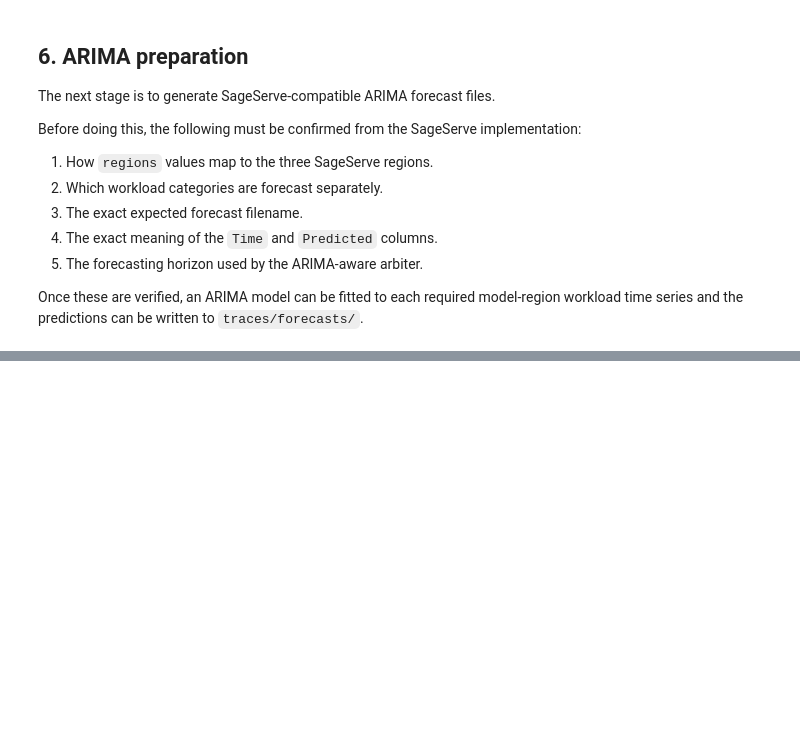
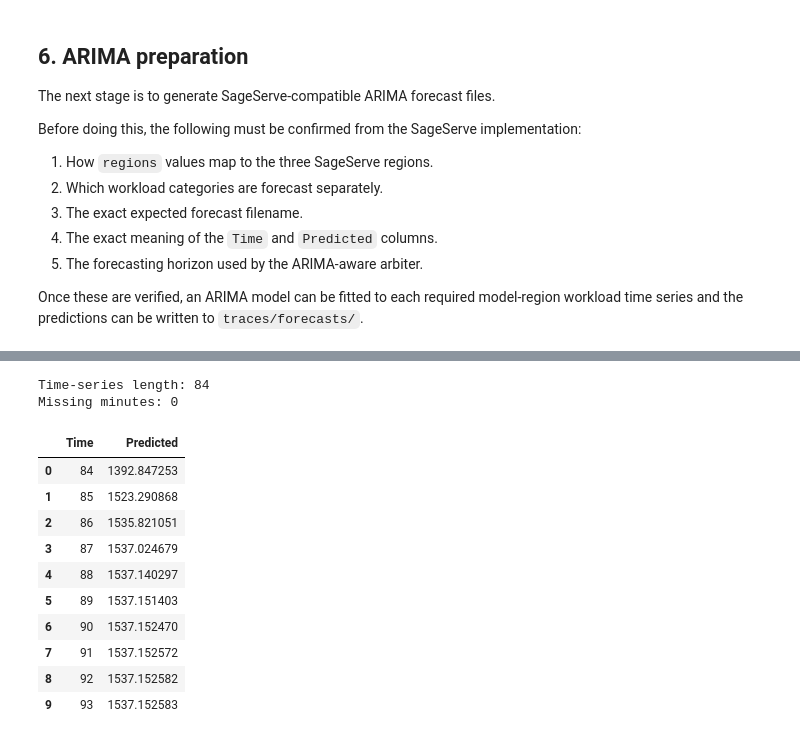
Before and after one commit to SreenathKarthick11/Sage-Serve, a Jupyter notebook: SageServe-original/my_notebooks/sageserve_forecast_preparation.ipynb, the cells around one changed output, grey strips where cells are left out. Saved outputs shown, nothing was run; the diff lists cells and outputs as text; code cells hidden in the pictures; blank space fills up the shorter version.

```diff
--- a/SageServe-original/my_notebooks/sageserve_forecast_preparation.ipynb
+++ b/SageServe-original/my_notebooks/sageserve_forecast_preparation.ipynb
@@ -400,0 +422,18 @@ model-region workload time series and the predictions can be written to
+# %%
+full_minutes = pd.RangeIndex(
+    start=model_tps.index.min(),
+    stop=model_tps.index.max() + 1,
+    step=1,
+    name="minute",
+)
+
+model_tps = (
+    model_tps
+    .reindex(full_minutes, fill_value=0)
+)
+
+print("Time-series length:", len(model_tps))
+print("Missing minutes:", model_tps.isna().sum().sum())
+# %% [output]
+Time-series length: 84
+Missing minutes: 0
@@ -400,0 +483,24 @@ model-region workload time series and the predictions can be written to
+# %%
+model = "A"
+
+series = model_tps[model]
+
+forecast_A, fitted_A = generate_arima_forecast(
+    series,
+    horizon=FORECAST_HORIZON_MINUTES,
+    order=ARIMA_ORDER,
+)
+
+forecast_A.head(10)
+# %% [output]
+|  | Time | Predicted |
+| 0 | 84 | 1392.847253 |
+| 1 | 85 | 1523.290868 |
+| 2 | 86 | 1535.821051 |
+| 3 | 87 | 1537.024679 |
+| 4 | 88 | 1537.140297 |
+| 5 | 89 | 1537.151403 |
+| 6 | 90 | 1537.152470 |
+| 7 | 91 | 1537.152572 |
+| 8 | 92 | 1537.152582 |
+| 9 | 93 | 1537.152583 |
```
Also changed, not shown: parts of 9 cells of this notebook.
